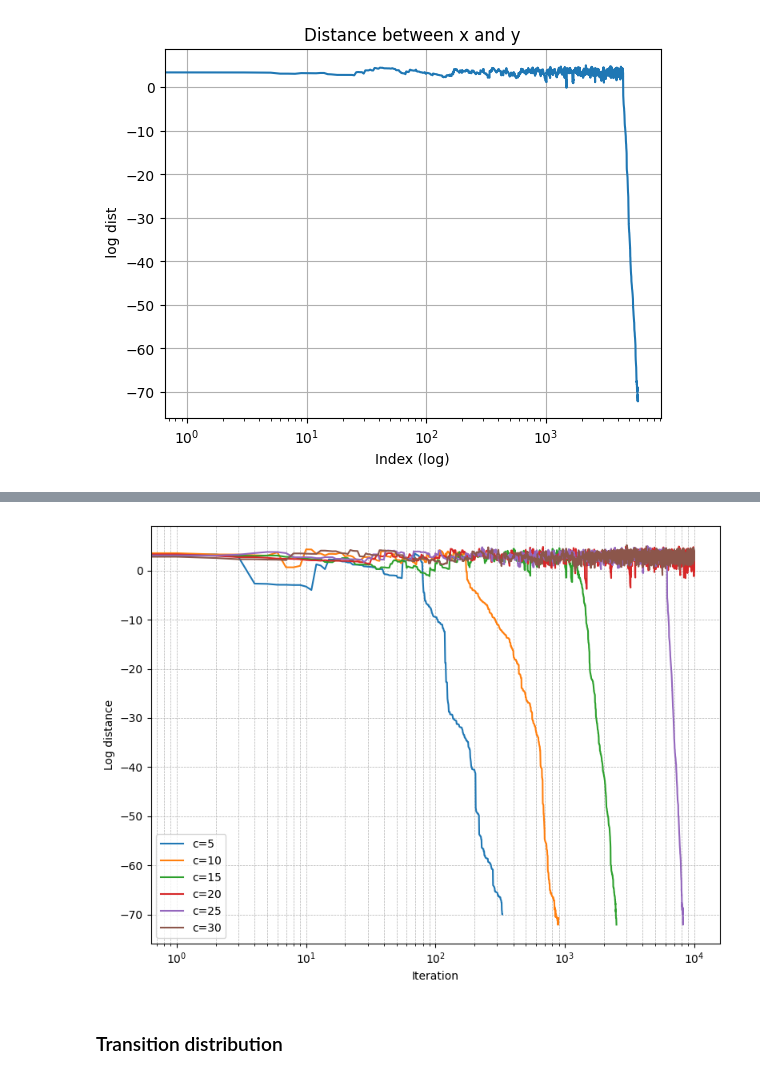
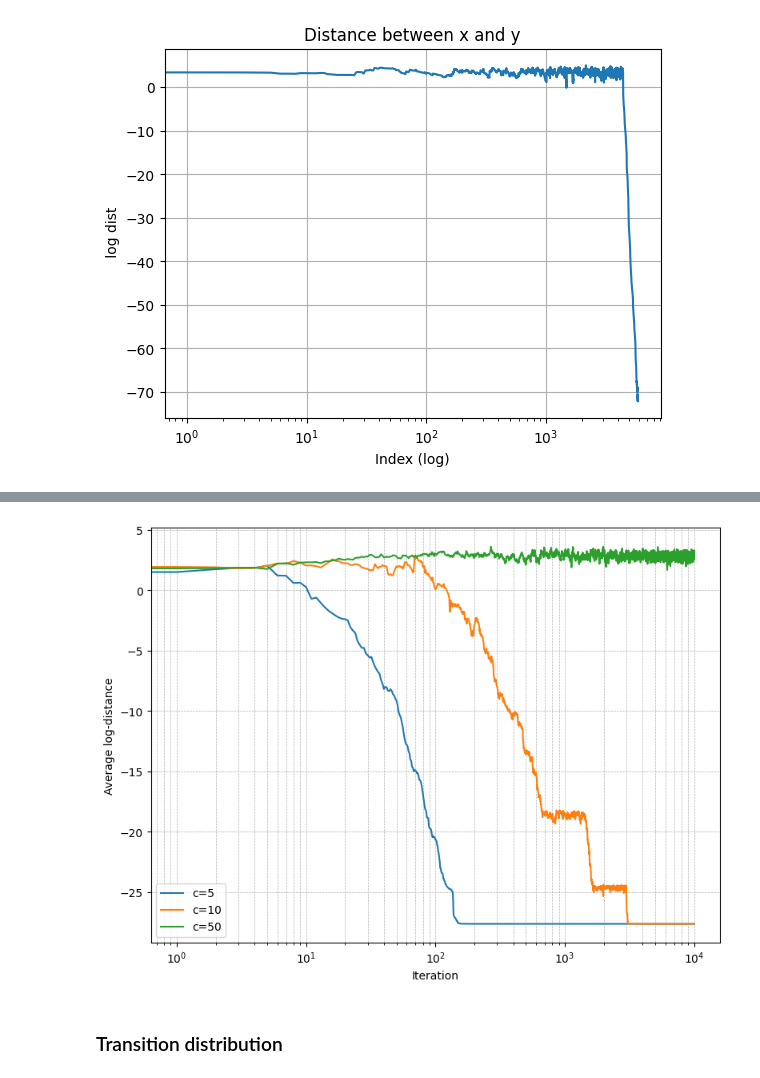
Before and after one commit to MohamedKeteb/Coupling_ESS, a Jupyter notebook: simu_ESS.ipynb, the cells around one changed output, grey strips where cells are left out. Saved outputs shown, nothing was run; the diff lists cells and outputs as text; code cells hidden in the pictures.

```diff
--- a/simu_ESS.ipynb
+++ b/simu_ESS.ipynb
@@ -594,20 +666,18 @@ def coupled_transition2_blr(x, y, X, Y, e):
         proposal_y = y * np.cos(theta) + w * np.sin(theta)
         log_p_proposal_y = log_likelihood_blr(proposal_y, X, Y, e)
 
-    return proposal_x, proposal_y, theta_visited[-1], theta
+    return proposal_x, proposal_y
 
 
 def coupled_ess2_blr(x_init, y_init, X, Y, e, N):
     samples = [(x_init, y_init)]
     x, y = samples[0]
-    list_theta2 = []
 
     for _ in tqdm(range(N)):
-        x, y, theta1, theta2 = coupled_transition2_blr(x, y, X, Y, e)
-        list_theta2.append((theta1, theta2))
+        x, y = coupled_transition2_blr(x, y, X, Y, e)
         samples.append((x, y))
 
-    return samples, list_theta2
+    return samples
 # %%
 if __name__ == "__main__":
     N = 10000
@@ -770,12 +856,12 @@ if __name__ == "__main__":
 
     plt.figure(figsize=(8, 6))
 
-    for d in [2**k for k in range(1, 7)]:  # d = 2, 4, ...,
+    for d in [2**k for k in [2, 3, 5, 6]]:  # d = 2, 4, ...,
         m = np.ones(d)
         v = 2 * np.eye(d)
         x_init, y_init = np.random.randn(2, d)
         C =  np.eye(d)
-        samples, list_theta_g = coupled_ess2_g(x_init, y_init, m, v, C, N)
+        samples, _ = coupled_ess2_g(x_init, y_init, m, v, C, N)
 
         x_sample_g = np.array([samples[i][0] for i in range(len(samples))])
         y_sample_g = np.array([samples[i][1] for i in range(len(samples))])
@@ -797,36 +934,33 @@ if __name__ == "__main__":
 # %%
 
 if __name__ == "__main__":
     N = 10000
     C = None  # sera défini pour chaque d
     d = 8
     m = np.ones(d)
     v = 2 * np.eye(d)
     x_init, y_init = np.random.randn(2, d)
     plt.figure(figsize=(8, 6))
+    n_runs = 10
+    for c in [5, 10, 50]:  # d = 2, 4, ..., 18
+        C =  c*np.eye(d)
+        mean_log = mean_log_distance(coupled_ess2_g,
+                                     x_init,  # x_init
+                                     y_init,  # y_init
+                                     m, v, C, N, n_runs)
 
-    for c in range(5, 35, 5):  # d = 2, 4, ..., 18
-
-        C =  c*np.eye(d)
-        samples, list_theta_g = coupled_ess2_g(x_init, y_init, m, v, C, N)
-
-        x_sample_g = np.array([samples[i][0] for i in range(len(samples))])
-        y_sample_g = np.array([samples[i][1] for i in range(len(samples))])
-
-        dist = np.sum((x_sample_g - y_sample_g) ** 2, axis=1)
-
-        plt.plot(np.log(dist), label=f"c={c}")
+        plt.plot(mean_log, label=f"c={c}")
 
     plt.xscale("log")  # axe X en log
     plt.xlabel("Iteration")
-    plt.ylabel("Log distance")
+    plt.ylabel("Average log-distance")
     plt.grid(True, which="both", ls="--", lw=0.5)
     plt.legend()
     plt.tight_layout()
-    plt.savefig("images/crn_ess_gc.png", dpi=300, bbox_inches='tight')
+    plt.savefig("images/crn_ess_gc_avg.png", dpi=300, bbox_inches='tight')
     plt.show()
 # %% [output]
-[figure, old version]
+[figure, new version]
 # %% [markdown]
 ### Transition distribution
 # %%
```
Also changed, not shown: parts of 21 cells of this notebook, 25 other files.
